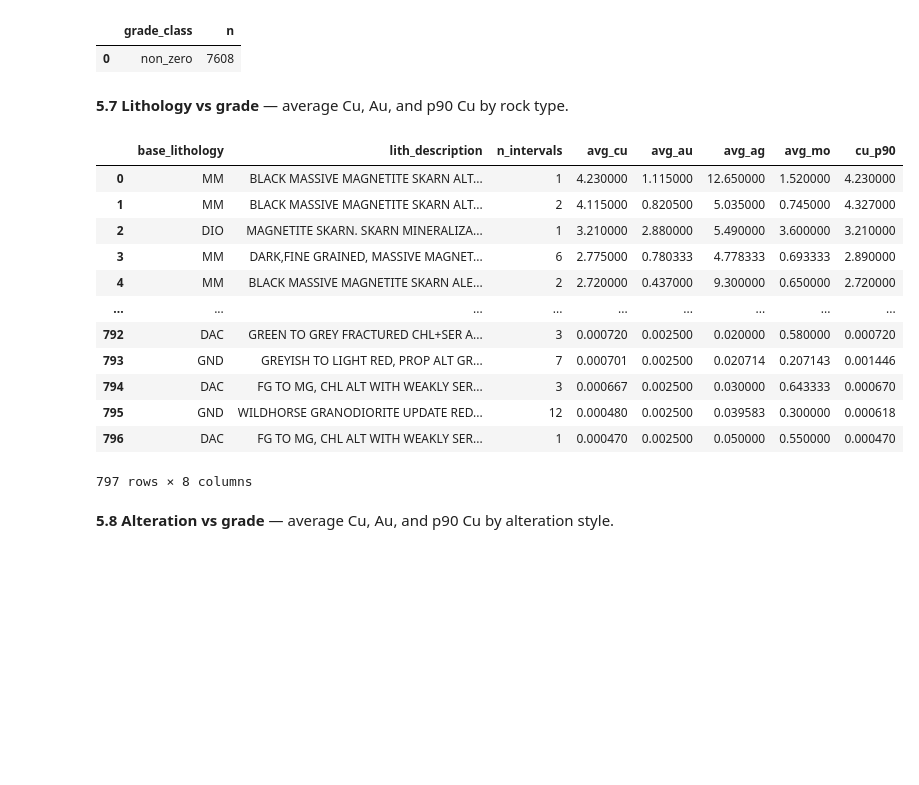
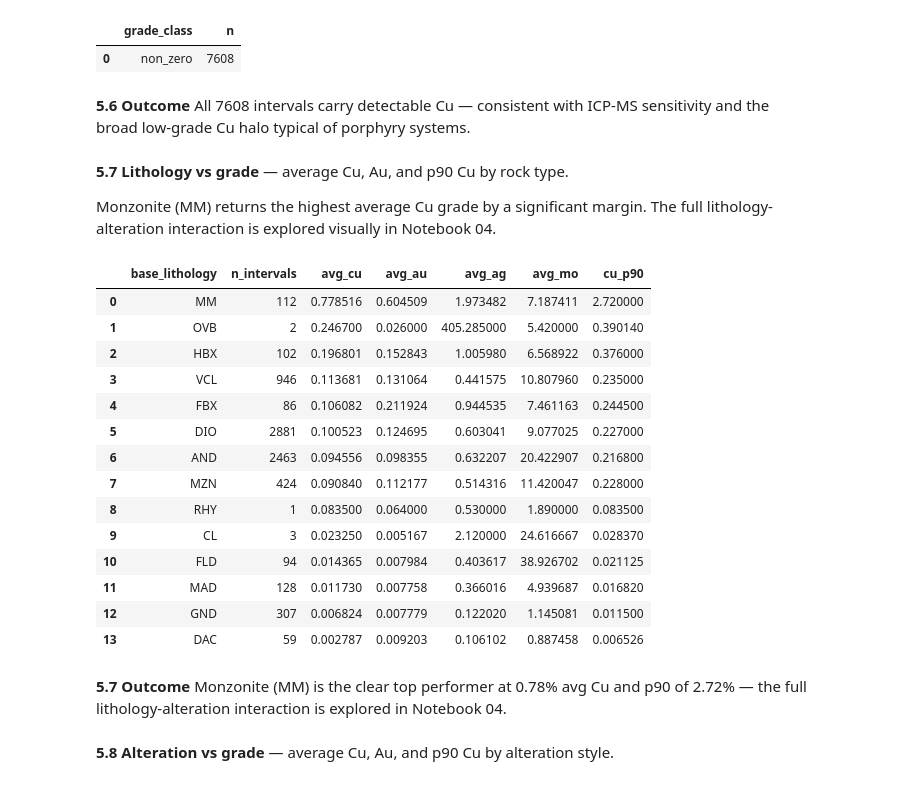
Before and after one commit to Maxpeligro/mpd-exploration-drilling-analysis, a Jupyter notebook: Notebooks/03_sql_data_merging_and_analysis.ipynb, the cells around one changed output. Drawn from its saved outputs; the diff is of its cells as text; code cells hidden in the pictures; blank space fills up the shorter version.

```diff
--- a/Notebooks/03_sql_data_merging_and_analysis.ipynb
+++ b/Notebooks/03_sql_data_merging_and_analysis.ipynb
@@ -422,37 +433,49 @@ GROUP BY 1;
 # %% [output]
 |  | grade_class | n |
 | 0 | non_zero | 7608 |
+# %% [markdown]
+**5.6 Outcome**
+All 7608 intervals carry detectable Cu — consistent with ICP-MS
+sensitivity and the broad low-grade Cu halo typical of porphyry systems.
 # %% [markdown]
 **5.7 Lithology vs grade** — average Cu, Au, and p90 Cu by rock type.
+
+Monzonite (MM) returns the highest average Cu grade by a significant margin.
+The full lithology-alteration interaction is explored visually in Notebook 04.
 # %%
 con.sql("""
 SELECT
     base_lithology,
-    lith_description,
     COUNT(*) AS n_intervals,
     AVG(cu_best_pct) AS avg_cu,
     AVG(au_best_ppm) AS avg_au,
     AVG(ag_best_ppm) AS avg_ag,
     AVG(mo_best_ppm) AS avg_mo,
     PERCENTILE_CONT(0.9) WITHIN GROUP (ORDER BY cu_best_pct) AS cu_p90
 FROM merged_intervals
-GROUP BY base_lithology, lith_description
+GROUP BY base_lithology
 ORDER BY avg_cu DESC;
 """).df()
 # %% [output]
-|  | base_lithology | lith_description | n_intervals | avg_cu | avg_au | avg_ag | avg_mo | cu_p90 |
-| 0 | MM | BLACK MASSIVE MAGNETITE SKARN ALT... | 1 | 4.230000 | 1.115000 | 12.650000 | 1.520000 | 4.230000 |
-| 1 | MM | BLACK MASSIVE MAGNETITE SKARN ALT... | 2 | 4.115000 | 0.820500 | 5.035000 | 0.745000 | 4.327000 |
-| 2 | DIO | MAGNETITE SKARN. SKARN MINERALIZA... | 1 | 3.210000 | 2.880000 | 5.490000 | 3.600000 | 3.210000 |
-| 3 | MM | DARK,FINE GRAINED, MASSIVE MAGNET... | 6 | 2.775000 | 0.780333 | 4.778333 | 0.693333 | 2.890000 |
-| 4 | MM | BLACK MASSIVE MAGNETITE SKARN ALE... | 2 | 2.720000 | 0.437000 | 9.300000 | 0.650000 | 2.720000 |
-| ... | ... | ... | ... | ... | ... | ... | ... | ... |
-| 792 | DAC | GREEN TO GREY FRACTURED CHL+SER A... | 3 | 0.000720 | 0.002500 | 0.020000 | 0.580000 | 0.000720 |
-| 793 | GND | GREYISH TO LIGHT RED, PROP ALT GR... | 7 | 0.000701 | 0.002500 | 0.020714 | 0.207143 | 0.001446 |
-| 794 | DAC | FG TO MG, CHL ALT WITH WEAKLY SER... | 3 | 0.000667 | 0.002500 | 0.030000 | 0.643333 | 0.000670 |
-| 795 | GND | WILDHORSE GRANODIORITE UPDATE RED... | 12 | 0.000480 | 0.002500 | 0.039583 | 0.300000 | 0.000618 |
-| 796 | DAC | FG TO MG, CHL ALT WITH WEAKLY SER... | 1 | 0.000470 | 0.002500 | 0.050000 | 0.550000 | 0.000470 |
+|  | base_lithology | n_intervals | avg_cu | avg_au | avg_ag | avg_mo | cu_p90 |
+| 0 | MM | 112 | 0.778516 | 0.604509 | 1.973482 | 7.187411 | 2.720000 |
+| 1 | OVB | 2 | 0.246700 | 0.026000 | 405.285000 | 5.420000 | 0.390140 |
+| 2 | HBX | 102 | 0.196801 | 0.152843 | 1.005980 | 6.568922 | 0.376000 |
+| 3 | VCL | 946 | 0.113681 | 0.131064 | 0.441575 | 10.807960 | 0.235000 |
+| 4 | FBX | 86 | 0.106082 | 0.211924 | 0.944535 | 7.461163 | 0.244500 |
+| 5 | DIO | 2881 | 0.100523 | 0.124695 | 0.603041 | 9.077025 | 0.227000 |
+| 6 | AND | 2463 | 0.094556 | 0.098355 | 0.632207 | 20.422907 | 0.216800 |
+| 7 | MZN | 424 | 0.090840 | 0.112177 | 0.514316 | 11.420047 | 0.228000 |
+| 8 | RHY | 1 | 0.083500 | 0.064000 | 0.530000 | 1.890000 | 0.083500 |
+| 9 | CL | 3 | 0.023250 | 0.005167 | 2.120000 | 24.616667 | 0.028370 |
+| 10 | FLD | 94 | 0.014365 | 0.007984 | 0.403617 | 38.926702 | 0.021125 |
+| 11 | MAD | 128 | 0.011730 | 0.007758 | 0.366016 | 4.939687 | 0.016820 |
+| 12 | GND | 307 | 0.006824 | 0.007779 | 0.122020 | 1.145081 | 0.011500 |
+| 13 | DAC | 59 | 0.002787 | 0.009203 | 0.106102 | 0.887458 | 0.006526 |
-797 rows × 8 columns
+# %% [markdown]
+**5.7 Outcome**
+Monzonite (MM) is the clear top performer at 0.78% avg Cu and p90 of
+2.72% — the full lithology-alteration interaction is explored in Notebook 04.
 # %% [markdown]
 **5.8 Alteration vs grade** — average Cu, Au, and p90 Cu by alteration style.
 # %%
```
Also changed, not shown: parts of 19 cells of this notebook, 4 other files.
